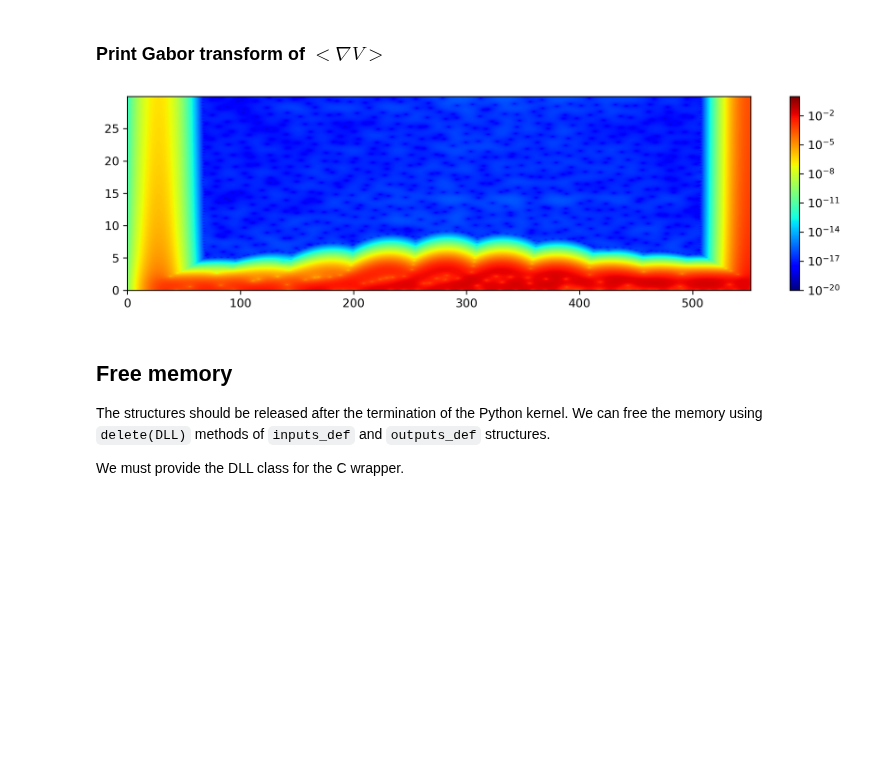
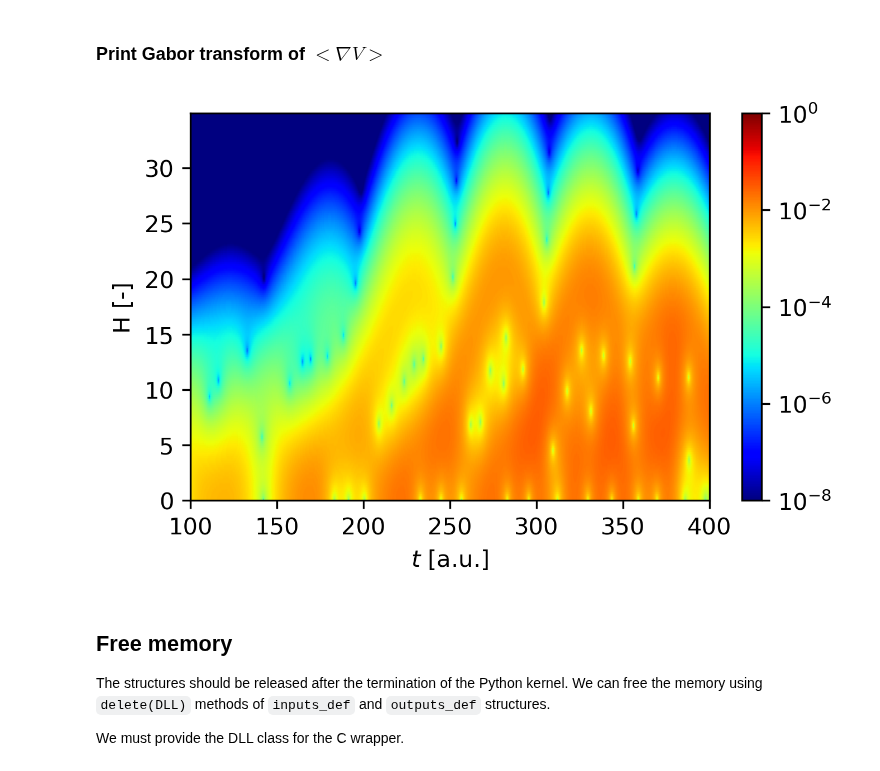
Before and after one commit to MMA-HHG/MMA, a Jupyter notebook: 1DTDSE/PythonTDSE.ipynb, the cells around one changed output. Cells and saved outputs as stored; diff of their text form; code cells hidden in the pictures; blank space fills up the shorter version.

```diff
--- a/1DTDSE/PythonTDSE.ipynb
+++ b/1DTDSE/PythonTDSE.ipynb
@@ -325,14 +325,14 @@ grad_V = output3.sourceterm
 dt = output3.tgrid[1]-output3.tgrid[0]
 Nt = output3.Nt
 omega_0 = 0.057
-omega_max = omega_0*30
+omega_max = omega_0*35
 T = output3.tgrid[Nt-1]
 # %%
-t, omegas, gabor = DLL.gabor_transform(grad_V, dt, Nt, omega_max, 0., T, 1000, a=8)
+t, omegas, gabor = DLL.gabor_transform(grad_V, dt, Nt, omega_max, 100., 400, 1000, a=8)
 # %%
-plot_colormap(omegas/omega_0, t, gabor, z_min=1e-20)
+plot_colormap(omegas/omega_0, t, gabor, z_min=1e-8, figsize=(5, 3), x_label=r"$t$ [a.u.]", y_label=r"H [-]")
 # %% [output]
-[figure, old version]
+[figure, new version]
 # %% [markdown]
 ## Free memory
 
```
Also changed, not shown: parts of 5 cells of this notebook.
